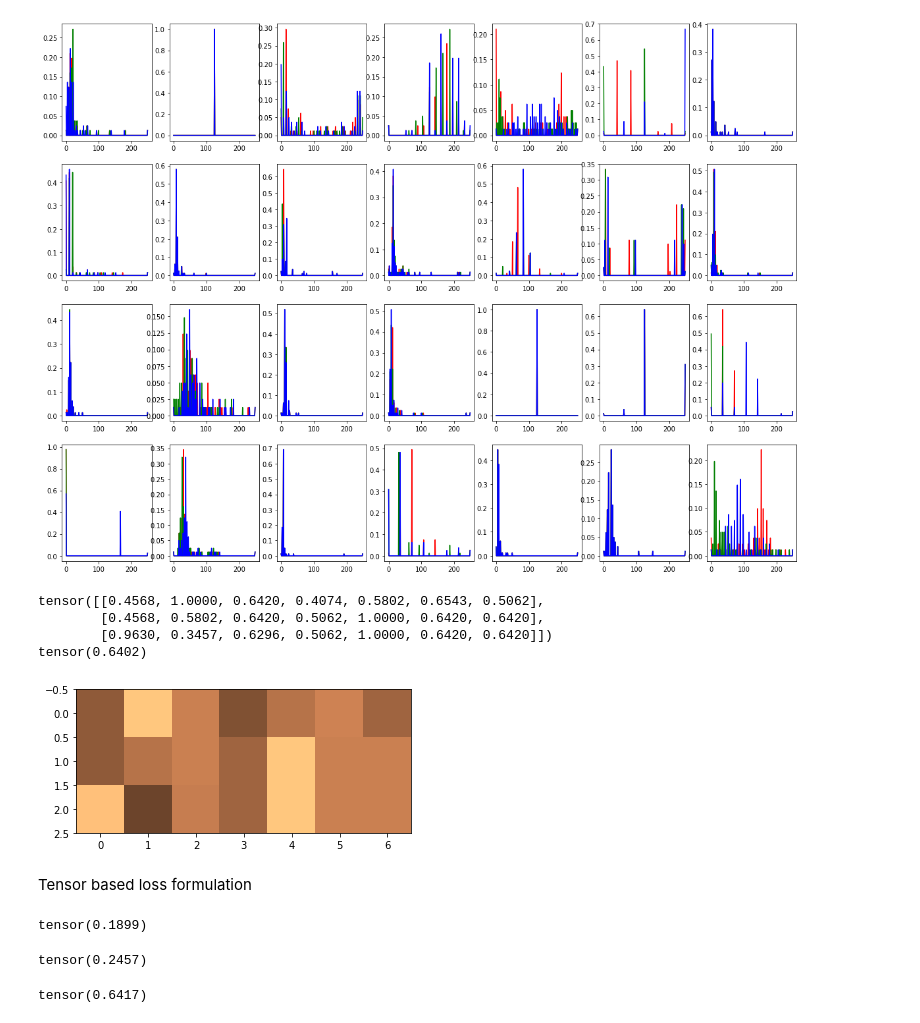
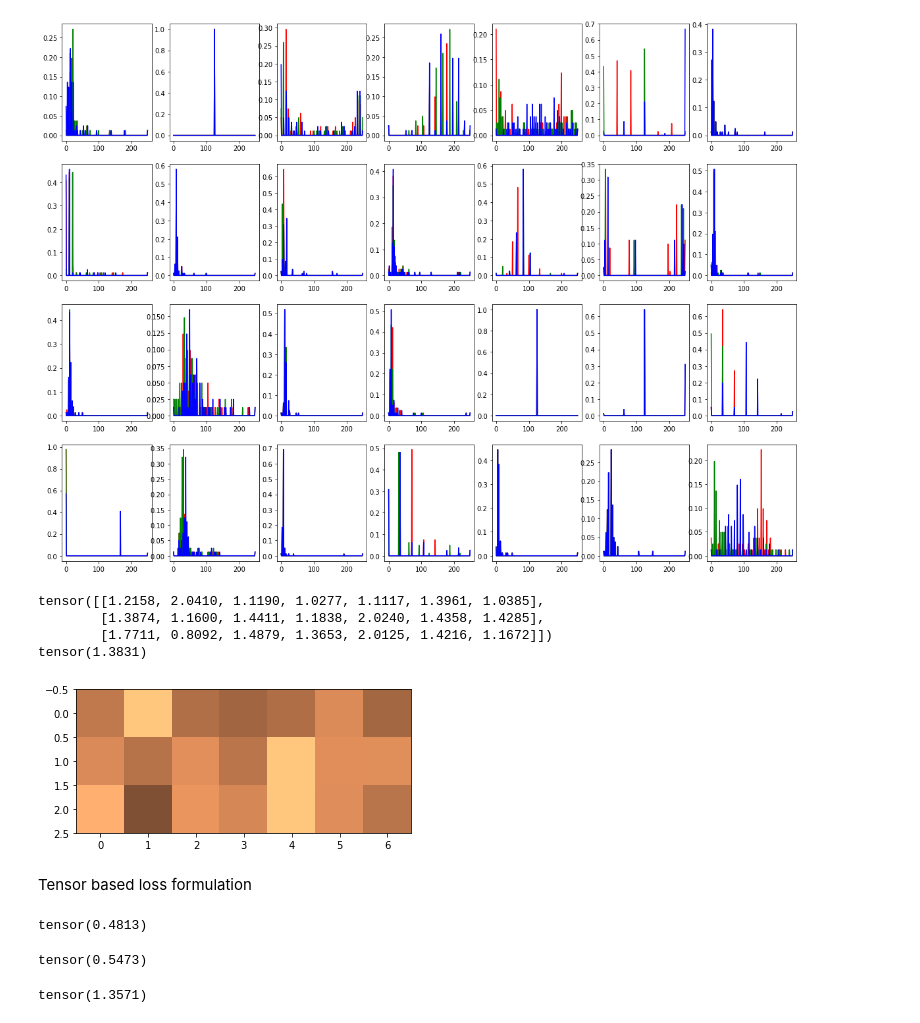
Before and after one commit to YFrisch/vssil, a Jupyter notebook: notebooks/PatchColorHistograms.ipynb, the cells around one changed output. Saved outputs shown, nothing was run; the diff lists cells and outputs as text; code cells hidden in the pictures.

```diff
--- a/notebooks/PatchColorHistograms.ipynb
+++ b/notebooks/PatchColorHistograms.ipynb
@@ -42,9 +42,9 @@ for k in range(0, patch_size[0]):
         step_matrix[k, l, 1] = (k - center_index) * step_h
 
 
-hist_norm_p = float('inf')  # 0, 1, 2, float('inf')
+hist_norm_p = 2  # 0, 1, 2, float('inf')
 v_min = 0.0
-v_max = 1.0
+v_max = 2.0
 n_bins = 250  # 100
 # %% [output]
 torch.Size([16, 4, 3, 256, 256])
@@ -88,6 +88,13 @@ for k in range(K):
     for t in range(T-1):
         # perfect_dist[k, t] = dkl(perfect_hists[0, t:t+1, k, :], perfect_hists[0, t+1:t+2, k, :])
         perfect_dist[k, t] = torch.norm(perfect_hists[0, t:t+1, k, :] - perfect_hists[0, t+1:t+2, k, :], p=hist_norm_p)
+        """
+        d = (perfect_hists[0, t:t+1, k, :] - perfect_hists[0, t+1:t+2, k, :])**2/\
+            (perfect_hists[0, t:t+1, k, :] + perfect_hists[0, t+1:t+2, k, :])
+        d = torch.nan_to_num(d, 0.0)
+        d = torch.sum(d, dim=-1)
+        perfect_dist[k, t] = torch.mean(d)
+        """
 
 print(perfect_dist.T)
 
@@ -133,6 +140,13 @@ for k in range(K):
     for t in range(T-1):
         # bad_dist[k, t] = dkl(bad_hists[0, t:t+1, k, :], bad_hists[0, t+1:t+2, k, :])
         bad_dist[k, t] = torch.norm(bad_hists[0, t:t+1, k, :] - bad_hists[0, t+1:t+2, k, :], p=hist_norm_p)
+        """
+        d = (bad_hists[0, t:t+1, k, :] - bad_hists[0, t+1:t+2, k, :])**2/\
+            (bad_hists[0, t:t+1, k, :] + bad_hists[0, t+1:t+2, k, :])
+        d = torch.nan_to_num(d, 0.0)
+        d = torch.sum(d, dim=-1)
+        bad_dist[k, t] = torch.mean(d)
+        """
 
 print(bad_dist.T)
 
@@ -172,44 +186,51 @@ for t in range(T):
 # %%
 random_dist = torch.empty((K, T-1))
 
 dkl = KLDivLoss(reduction='batchmean')
 
 for k in range(K):
     for t in range(T-1):
         # random_dist[k, t] = dkl(random_hists[0, t:t+1, k, :], random_hists[0, t+1:t+2, k, :])
         random_dist[k, t] = torch.norm(random_hists[0, t:t+1, k, :] - random_hists[0, t+1:t+2, k, :], p=hist_norm_p)
+        """
+        d = (random_hists[0, t:t+1, k, :] - random_hists[0, t+1:t+2, k, :])**2/\
+            (random_hists[0, t:t+1, k, :] + random_hists[0, t+1:t+2, k, :])
+        d = torch.nan_to_num(d, 0.0)
+        d = torch.sum(d, dim=-1)
+        random_dist[k, t] = torch.mean(d)
+        """
 
 print(random_dist.T)
 
 plt.imshow(random_dist.T.cpu().numpy(), cmap='copper', vmin=v_min, vmax=v_max)
 
 print(random_dist.mean())
 # %% [output]
-tensor([[0.4568, 1.0000, 0.6420, 0.4074, 0.5802, 0.6543, 0.5062],
-        [0.4568, 0.5802, 0.6420, 0.5062, 1.0000, 0.6420, 0.6420],
-        [0.9630, 0.3457, 0.6296, 0.5062, 1.0000, 0.6420, 0.6420]])
-tensor(0.6402)
+tensor([[1.2158, 2.0410, 1.1190, 1.0277, 1.1117, 1.3961, 1.0385],
+        [1.3874, 1.1600, 1.4411, 1.1838, 2.0240, 1.4358, 1.4285],
+        [1.7711, 0.8092, 1.4879, 1.3653, 2.0125, 1.4216, 1.1672]])
+tensor(1.3831)
-[figure, old version]
+[figure, new version]
 # %% [markdown]
 Tensor based loss formulation
 # %%
 H_t_perfect = perfect_hists.unsqueeze(1) - perfect_hists.unsqueeze(2)
-H_t_perfect = torch.norm(H_t_perfect, p=float('inf'), dim=[-1, -2]).permute(0, 3, 1, 2)
+H_t_perfect = torch.norm(H_t_perfect, p=hist_norm_p, dim=[-1, -2]).permute(0, 3, 1, 2)
 H_t_perfect = torch.sum(H_t_perfect, dim=[-1, -2]) / (T*(T-1))
 print(torch.mean(H_t_perfect))
 # %% [output]
-tensor(0.1899)
+tensor(0.4813)
 # %%
 H_t_bad = bad_hists.unsqueeze(1) - bad_hists.unsqueeze(2)
-H_t_bad = torch.norm(H_t_bad, p=float('inf'), dim=[-1, -2]).permute(0, 3, 1, 2)
+H_t_bad = torch.norm(H_t_bad, p=hist_norm_p, dim=[-1, -2]).permute(0, 3, 1, 2)
 H_t_bad = torch.sum(H_t_bad, dim=[-1, -2]) / (T*(T-1))
 print(torch.mean(H_t_bad))
 # %% [output]
-tensor(0.2457)
+tensor(0.5473)
 # %%
 H_t_random = random_hists.unsqueeze(1) - random_hists.unsqueeze(2)
-H_t_random = torch.norm(H_t_random, p=float('inf'), dim=[-1, -2]).permute(0, 3, 1, 2)
+H_t_random = torch.norm(H_t_random, p=hist_norm_p, dim=[-1, -2]).permute(0, 3, 1, 2)
 H_t_random = torch.sum(H_t_random, dim=[-1, -2]) / (T*(T-1))
 print(torch.mean(H_t_random))
 # %% [output]
-tensor(0.6417)
+tensor(1.3571)
```
Also changed, not shown: parts of 2 cells of this notebook, 4 other files.
